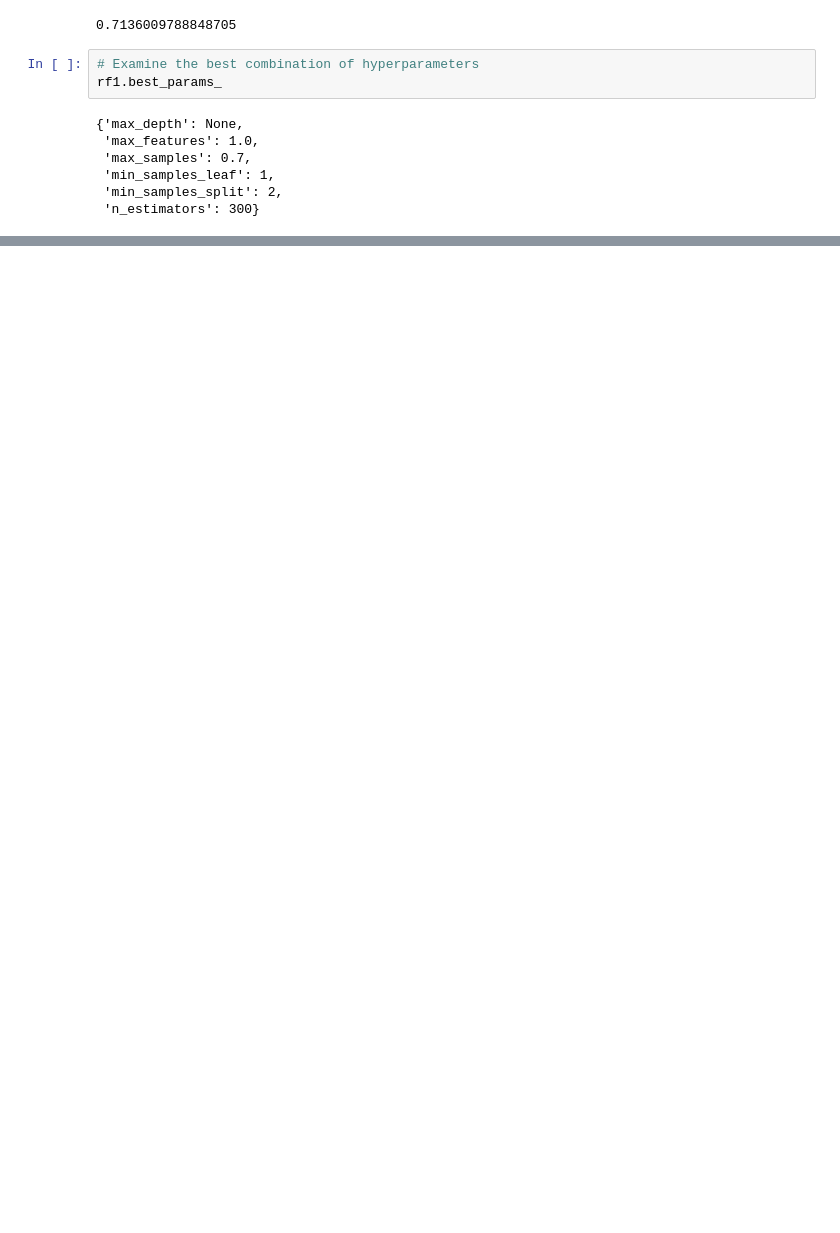
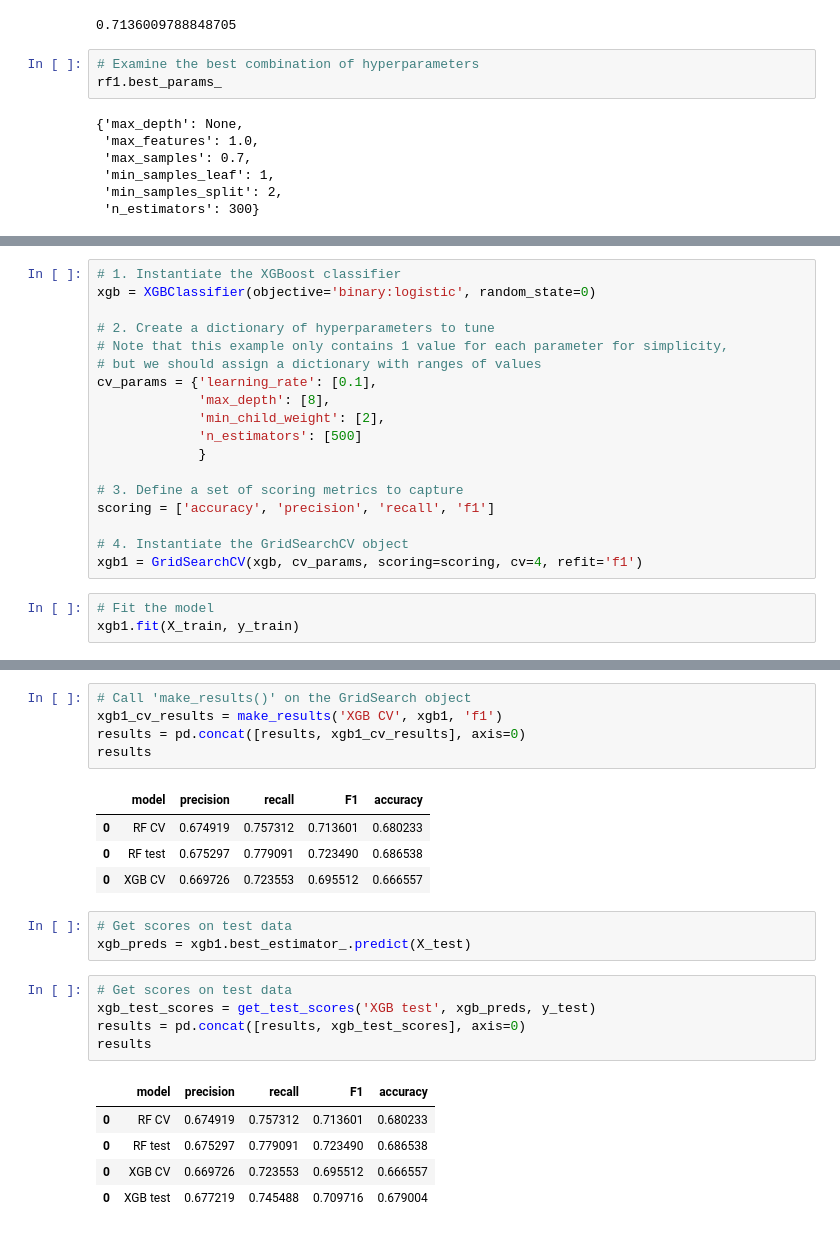
Before and after one commit to fadhlifadh/Automatidata, a Jupyter notebook: Automatica_RandomForest.ipynb, the cells around one changed output, grey strips where cells are left out. Drawn from its saved outputs; the diff is of its cells as text; blank space fills up the shorter version.

```diff
--- a/Automatica_RandomForest.ipynb
+++ b/Automatica_RandomForest.ipynb
@@ -485,0 +590,21 @@ print("Model saved successfully.")
+# %%
+# 1. Instantiate the XGBoost classifier
+xgb = XGBClassifier(objective='binary:logistic', random_state=0)
+
+# 2. Create a dictionary of hyperparameters to tune
+# Note that this example only contains 1 value for each parameter for simplicity,
+# but we should assign a dictionary with ranges of values
+cv_params = {'learning_rate': [0.1],
+             'max_depth': [8],
+             'min_child_weight': [2],
+             'n_estimators': [500]
+             }
+
+# 3. Define a set of scoring metrics to capture
+scoring = ['accuracy', 'precision', 'recall', 'f1']
+
+# 4. Instantiate the GridSearchCV object
+xgb1 = GridSearchCV(xgb, cv_params, scoring=scoring, cv=4, refit='f1')
+# %%
+# Fit the model
+xgb1.fit(X_train, y_train)
@@ -485,0 +645,24 @@ print("Model saved successfully.")
+# %%
+# Call 'make_results()' on the GridSearch object
+xgb1_cv_results = make_results('XGB CV', xgb1, 'f1')
+results = pd.concat([results, xgb1_cv_results], axis=0)
+results
+# %% [output]
+|  | model | precision | recall | F1 | accuracy |
+| 0 | RF CV | 0.674919 | 0.757312 | 0.713601 | 0.680233 |
+| 0 | RF test | 0.675297 | 0.779091 | 0.723490 | 0.686538 |
+| 0 | XGB CV | 0.669726 | 0.723553 | 0.695512 | 0.666557 |
+# %%
+# Get scores on test data
+xgb_preds = xgb1.best_estimator_.predict(X_test)
+# %%
+# Get scores on test data
+xgb_test_scores = get_test_scores('XGB test', xgb_preds, y_test)
+results = pd.concat([results, xgb_test_scores], axis=0)
+results
+# %% [output]
+|  | model | precision | recall | F1 | accuracy |
+| 0 | RF CV | 0.674919 | 0.757312 | 0.713601 | 0.680233 |
+| 0 | RF test | 0.675297 | 0.779091 | 0.723490 | 0.686538 |
+| 0 | XGB CV | 0.669726 | 0.723553 | 0.695512 | 0.666557 |
+| 0 | XGB test | 0.677219 | 0.745488 | 0.709716 | 0.679004 |
```
Also changed, not shown: parts of 14 cells of this notebook.
